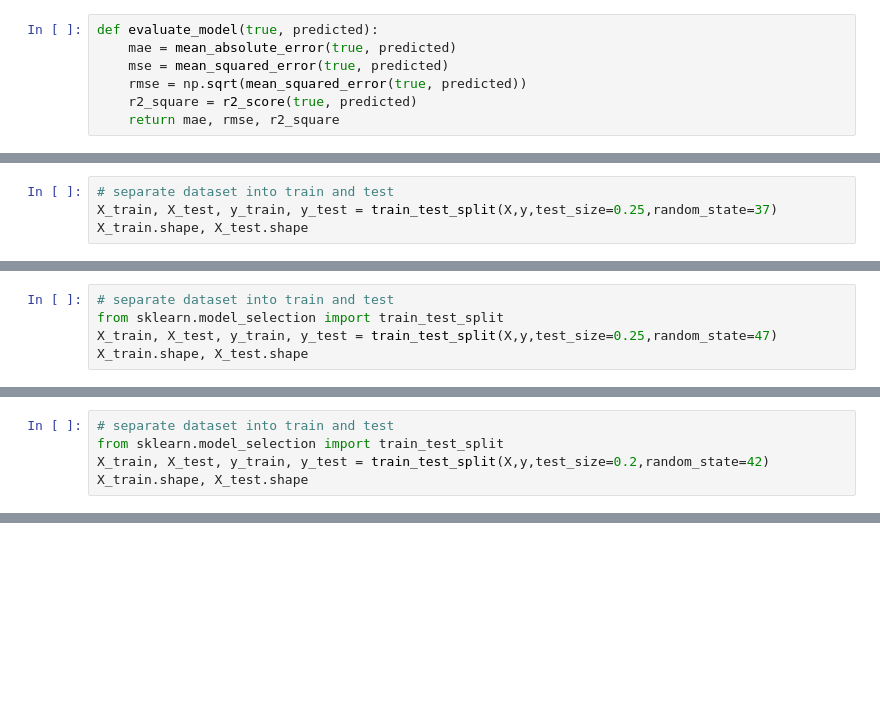
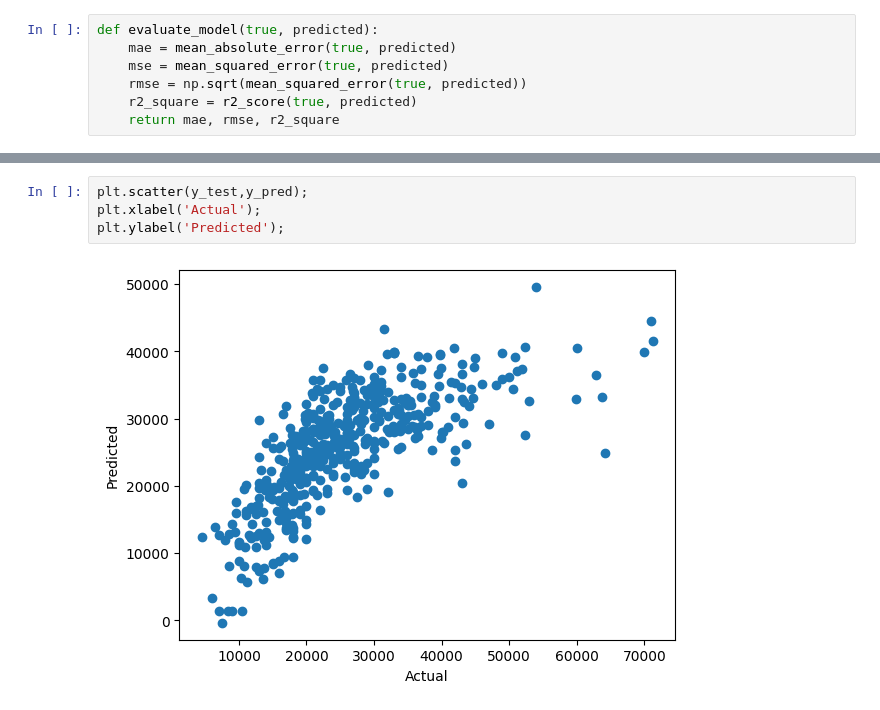
Before and after one commit to Manuel17410/End-to-End-Used-Car-Prediction-Website-with-Deployment-in-Azure-, a Jupyter notebook: Dataset/Exploratory_Data_Analysis.ipynb, the cells around one changed output, grey strips where cells are left out. Saved outputs shown, nothing was run; the diff lists cells and outputs as text; blank space fills up the shorter version.

Commit message:
model trainer

```diff
--- a/Dataset/Exploratory_Data_Analysis.ipynb
+++ b/Dataset/Exploratory_Data_Analysis.ipynb
@@ -792,4 +699,0 @@ X = pipeline_preprocessor.fit_transform(X)
-# %%
-# separate dataset into train and test
-X_train, X_test, y_train, y_test = train_test_split(X,y,test_size=0.25,random_state=37)
-X_train.shape, X_test.shape
@@ -1348,5 +699,0 @@ X = pipeline_preprocessor.fit_transform(X)
-# %%
-# separate dataset into train and test
-from sklearn.model_selection import train_test_split
-X_train, X_test, y_train, y_test = train_test_split(X,y,test_size=0.25,random_state=47)
-X_train.shape, X_test.shape
@@ -1543,5 +699,0 @@ X.shape
-# %%
-# separate dataset into train and test
-from sklearn.model_selection import train_test_split
-X_train, X_test, y_train, y_test = train_test_split(X,y,test_size=0.2,random_state=42)
-X_train.shape, X_test.shape
@@ -1632,0 +719,6 @@ pd.DataFrame(list(zip(model_list, r2_list)), columns=['Model Name', 'R2_Score'])
+# %%
+plt.scatter(y_test,y_pred);
+plt.xlabel('Actual');
+plt.ylabel('Predicted');
+# %% [output]
+[figure, added]
```
Also changed, not shown: parts of 92 cells of this notebook, 6 other files.
